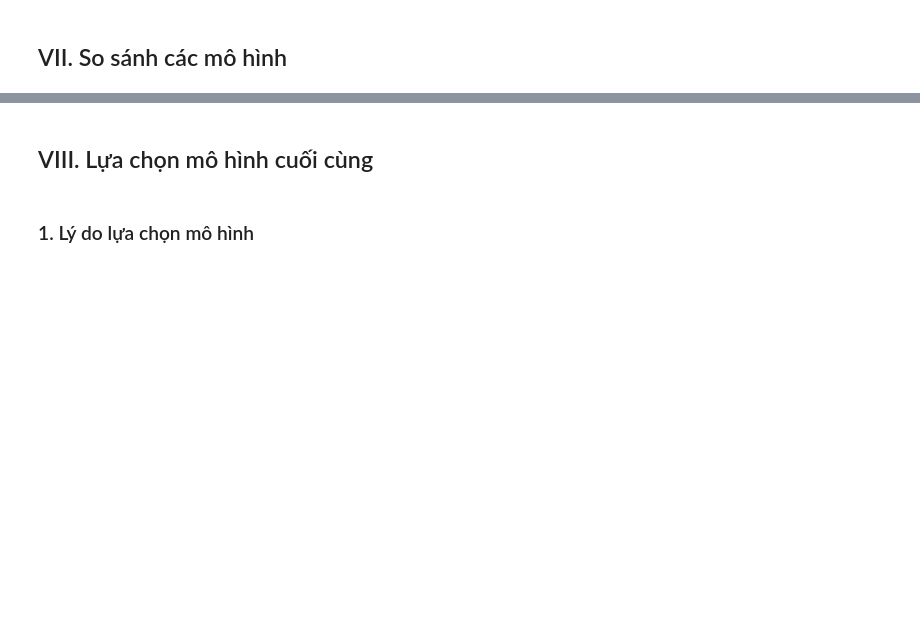
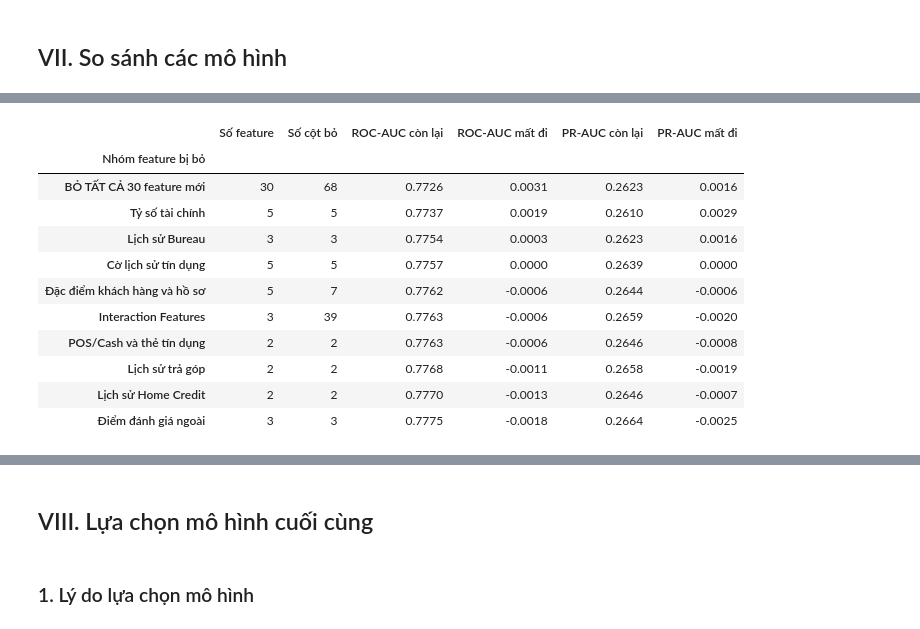
Before and after one commit to thanhhung9720001-collab/credit-risk-classifier, a Jupyter notebook: notebooks/06_modeling_evaluation.ipynb, the cells around one changed output, grey strips where cells are left out. Cells and saved outputs as stored; diff of their text form; code cells hidden in the pictures; blank space fills up the shorter version.

```diff
--- a/notebooks/06_modeling_evaluation.ipynb
+++ b/notebooks/06_modeling_evaluation.ipynb
@@ -168,0 +357,7 @@ Số quan sát: 305,181
+# %%
+# Tạo lại hai biến tương tác cho cả hai tập
+X_train = tao_interaction(X_train)
+X_test = tao_interaction(X_test)
+
+# Xem thư 5 dòng đầu để kiểm tra nhãn đã ghép đúng chưa
+display(X_train[["age_income_interaction", "late_debt_interaction"]].head())
@@ -170,0 +497,12 @@ Số quan sát: 305,181
+# %%
+# Trung vị chỉ được học từ tập Train để tránh rò rỉ thông tin
+num_imputer = SimpleImputer(strategy="median")
+
+# fit_transform học trung vị từ Train và điền luôn cho Train
+X_train_num = pd.DataFrame(
+    num_imputer.fit_transform(X_train[num_cols]), columns=num_cols, index=X_train.index
+)
+# transform áp dụng trung vị đã học từ Train sang tập Test
+X_test_num = pd.DataFrame(
+    num_imputer.transform(X_test[num_cols]), columns=num_cols, index=X_test.index
+)
@@ -204,0 +1825,61 @@ Số quan sát: 305,181
+# %%
+# Cat 20% tap Train lam tap so sanh rieng cho muc nay; tap Test van danh cho Muc VIII.3
+X_hoc, X_do, y_hoc, y_do = train_test_split(
+    X_train_prep, y_train, test_size=0.2, random_state=42, stratify=y_train
+)
+print(f"Tập học tạm: {len(y_hoc):,} khách — Tập đo tạm: {len(y_do):,} khách")
+
+
+def do_diem_khi_bo(cac_cot_bo):
+    """Huan luyen lai HistGradientBoosting sau khi bo mot nhom cot, roi cham tren tap do tam."""
+    # Giu lai nhung cot khong nam trong nhom bi bo
+    cot_giu = [cot for cot in FEATURE_NAMES if cot not in set(cac_cot_bo)]
+    # clone giu nguyen tham so nhung xoa sach nhung gi mo hinh goc da hoc
+    mo_hinh = clone(hgb_model)
+    mo_hinh.fit(X_hoc[cot_giu], y_hoc)
+    xac_suat = mo_hinh.predict_proba(X_do[cot_giu])[:, 1]
+    return roc_auc_score(y_do, xac_suat), average_precision_score(y_do, xac_suat)
+
+
+bat_dau = time.time()
+
+# Ban day du la moc de doi chieu moi lan bo bot
+roc_day_du, pr_day_du = do_diem_khi_bo([])
+print(f"Bản đầy đủ {len(FEATURE_NAMES)} cột: ROC-AUC {roc_day_du:.4f} | PR-AUC {pr_day_du:.4f}\n")
+
+# Danh sach cac lan thu: bo tat ca feature moi truoc, roi bo lan luot tung nhom
+cac_lan_thu = [("BỎ TẤT CẢ 30 feature mới", FEATURE_MOI)]
+for ten_nhom, cac_feature in NHOM_FEATURE_MOI.items():
+    cac_lan_thu.append((ten_nhom, cac_feature))
+
+cac_dong = []
+for ten_nhom, cac_feature in cac_lan_thu:
+    # Gom toan bo cot sinh ra tu cac feature cua nhom nay
+    cot_bo = []
+    for ten_feature in cac_feature:
+        cot_bo.extend(cot_cua_feature[ten_feature])
+    roc, pr = do_diem_khi_bo(cot_bo)
+    cac_dong.append({
+        "Nhóm feature bị bỏ": ten_nhom,
+        "Số feature": len(cac_feature),
+        "Số cột bỏ": len(cot_bo),
+        "ROC-AUC còn lại": round(roc, 4),
+        "ROC-AUC mất đi": round(roc_day_du - roc, 4),
+        "PR-AUC còn lại": round(pr, 4),
+        "PR-AUC mất đi": round(pr_day_du - pr, 4),
+    })
+    print(f"  Xong: {ten_nhom}")
+
+thoi_gian_ablation = time.time() - bat_dau
+
+# Nhom nao bo di lam diem tut nhieu nhat thi xep tren
+bang_ablation = (
+    pd.DataFrame(cac_dong)
+    .sort_values("ROC-AUC mất đi", ascending=False)
+    .set_index("Nhóm feature bị bỏ")
+)
+
+print(f"\nTổng thời gian {len(cac_lan_thu) + 1} lần huấn luyện: {thoi_gian_ablation:.1f} giây")
+print("Bảng 5 — Điểm mất đi khi bỏ từng nhóm feature (đo trên tập đo tạm cắt từ Train)")
+display(bang_ablation)
+# %% [output]
@@ -204,0 +1902,12 @@ Số quan sát: 305,181
+|  | Số feature | Số cột bỏ | ROC-AUC còn lại | ROC-AUC mất đi | PR-AUC còn lại | PR-AUC mất đi |
+| Nhóm feature bị bỏ |  |  |  |  |  |  |
+| BỎ TẤT CẢ 30 feature mới | 30 | 68 | 0.7726 | 0.0031 | 0.2623 | 0.0016 |
+| Tỷ số tài chính | 5 | 5 | 0.7737 | 0.0019 | 0.2610 | 0.0029 |
+| Lịch sử Bureau | 3 | 3 | 0.7754 | 0.0003 | 0.2623 | 0.0016 |
+| Cờ lịch sử tín dụng | 5 | 5 | 0.7757 | 0.0000 | 0.2639 | 0.0000 |
+| Đặc điểm khách hàng và hồ sơ | 5 | 7 | 0.7762 | -0.0006 | 0.2644 | -0.0006 |
+| Interaction Features | 3 | 39 | 0.7763 | -0.0006 | 0.2659 | -0.0020 |
+| POS/Cash và thẻ tín dụng | 2 | 2 | 0.7763 | -0.0006 | 0.2646 | -0.0008 |
+| Lịch sử trả góp | 2 | 2 | 0.7768 | -0.0011 | 0.2658 | -0.0019 |
+| Lịch sử Home Credit | 2 | 2 | 0.7770 | -0.0013 | 0.2646 | -0.0007 |
+| Điểm đánh giá ngoài | 3 | 3 | 0.7775 | -0.0018 | 0.2664 | -0.0025 |
```
Also changed, not shown: parts of 149 cells of this notebook, 2 other files.
